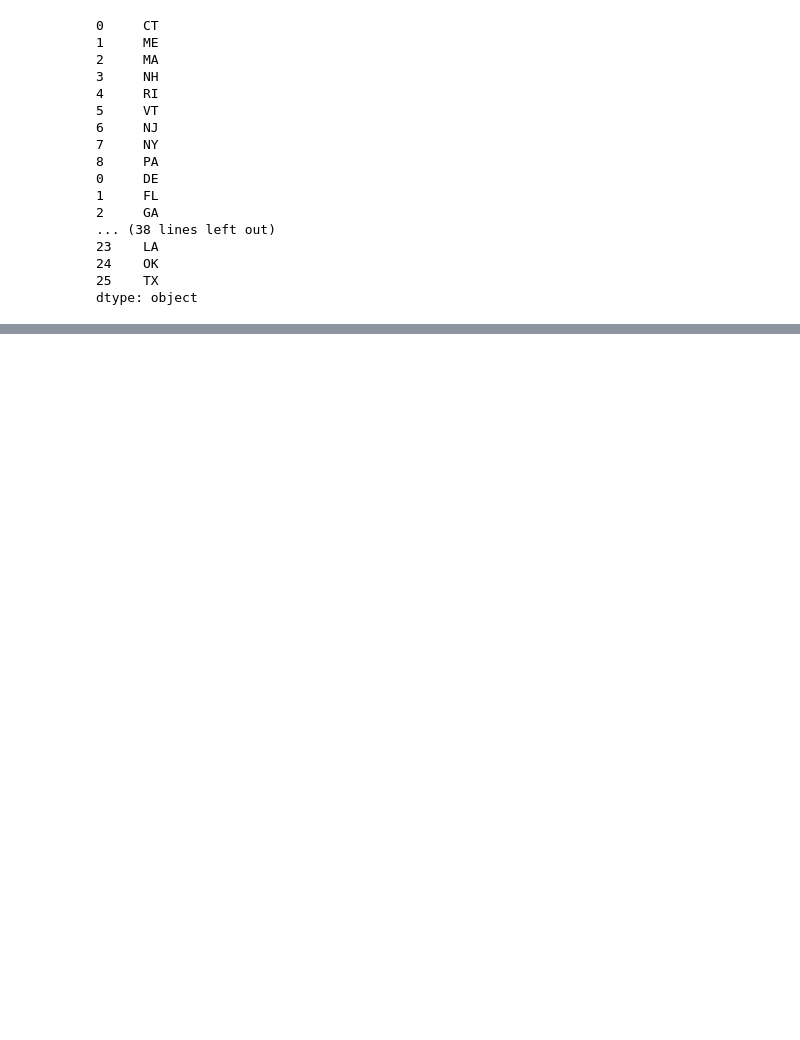
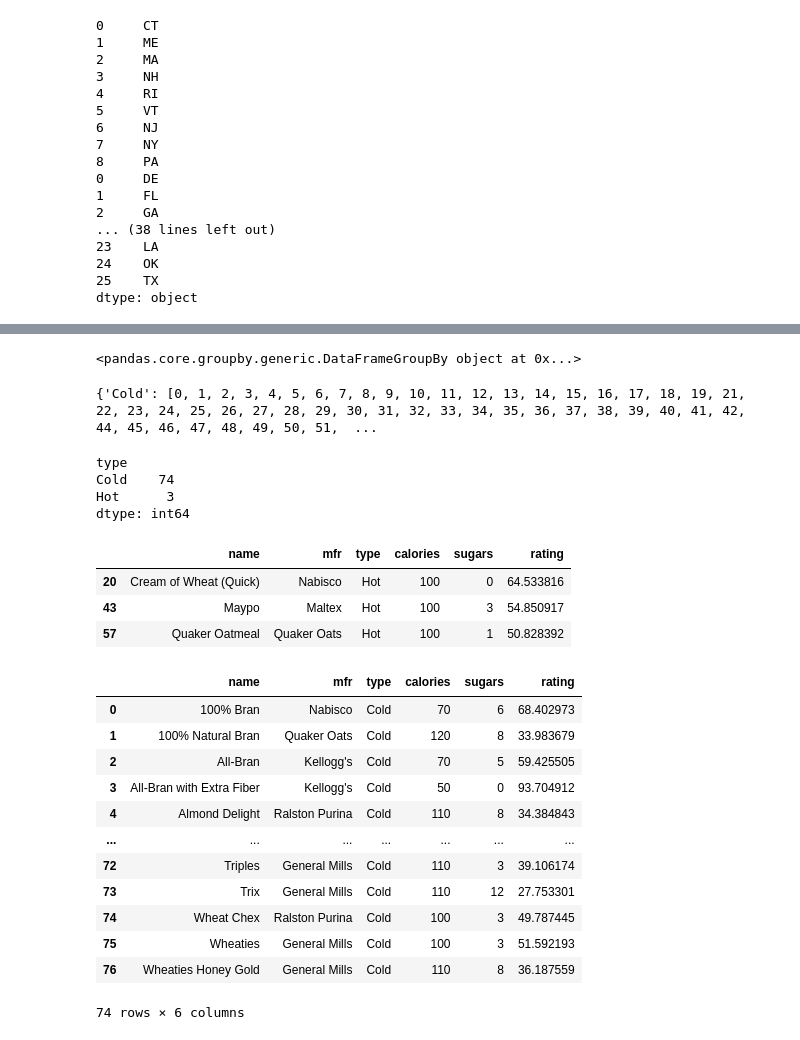
Before and after one commit to jennyonjourney/jupyter-demo, a Jupyter notebook: week4.ipynb, the cells around one changed output, grey strips where cells are left out. Drawn from its saved outputs; the diff is of its cells as text; code cells hidden in the pictures; blank space fills up the shorter version.

Commit message:
wee4 pandas

```diff
--- a/week4.ipynb
+++ b/week4.ipynb
@@ -448,0 +875,42 @@ NameError: name 'east' is not defined
+# %%
+cereal = pd.read_csv("https://sta663-sp22.github.io/slides/data/cereal.csv")
+cereal
+cereal.groupby("type")
+# %% [output]
+<pandas.core.groupby.generic.DataFrameGroupBy object at 0x...>
+# %%
+cereal.groupby("type").groups
+# %% [output]
+{'Cold': [0, 1, 2, 3, 4, 5, 6, 7, 8, 9, 10, 11, 12, 13, 14, 15, 16, 17, 18, 19, 21, 22, 23, 24, 25, 26, 27, 28, 29, 30, 31, 32, 33, 34, 35, 36, 37, 38, 39, 40, 41, 42, 44, 45, 46, 47, 48, 49, 50, 51,  ...
+# %%
+cereal.groupby("type").size()
+# %% [output]
+type
+Cold    74
+Hot      3
+dtype: int64
+# %%
+# groupby is iterable like for loop
+cereal.groupby("type").get_group("Hot")
+#cereal.groupby("mfr").get_group("Post")
+# %% [output]
+|  | name | mfr | type | calories | sugars | rating |
+| 20 | Cream of Wheat (Quick) | Nabisco | Hot | 100 | 0 | 64.533816 |
+| 43 | Maypo | Maltex | Hot | 100 | 3 | 54.850917 |
+| 57 | Quaker Oatmeal | Quaker Oats | Hot | 100 | 1 | 50.828392 |
+# %%
+cereal.groupby("type").get_group("Cold")
+# %% [output]
+|  | name | mfr | type | calories | sugars | rating |
+| 0 | 100% Bran | Nabisco | Cold | 70 | 6 | 68.402973 |
+| 1 | 100% Natural Bran | Quaker Oats | Cold | 120 | 8 | 33.983679 |
+| 2 | All-Bran | Kellogg's | Cold | 70 | 5 | 59.425505 |
+| 3 | All-Bran with Extra Fiber | Kellogg's | Cold | 50 | 0 | 93.704912 |
+| 4 | Almond Delight | Ralston Purina | Cold | 110 | 8 | 34.384843 |
+| ... | ... | ... | ... | ... | ... | ... |
+| 72 | Triples | General Mills | Cold | 110 | 3 | 39.106174 |
+| 73 | Trix | General Mills | Cold | 110 | 12 | 27.753301 |
+| 74 | Wheat Chex | Ralston Purina | Cold | 100 | 3 | 49.787445 |
+| 75 | Wheaties | General Mills | Cold | 100 | 3 | 51.592193 |
+| 76 | Wheaties Honey Gold | General Mills | Cold | 110 | 8 | 36.187559 |
+74 rows × 6 columns
```
Also changed, not shown: parts of 52 cells of this notebook.
